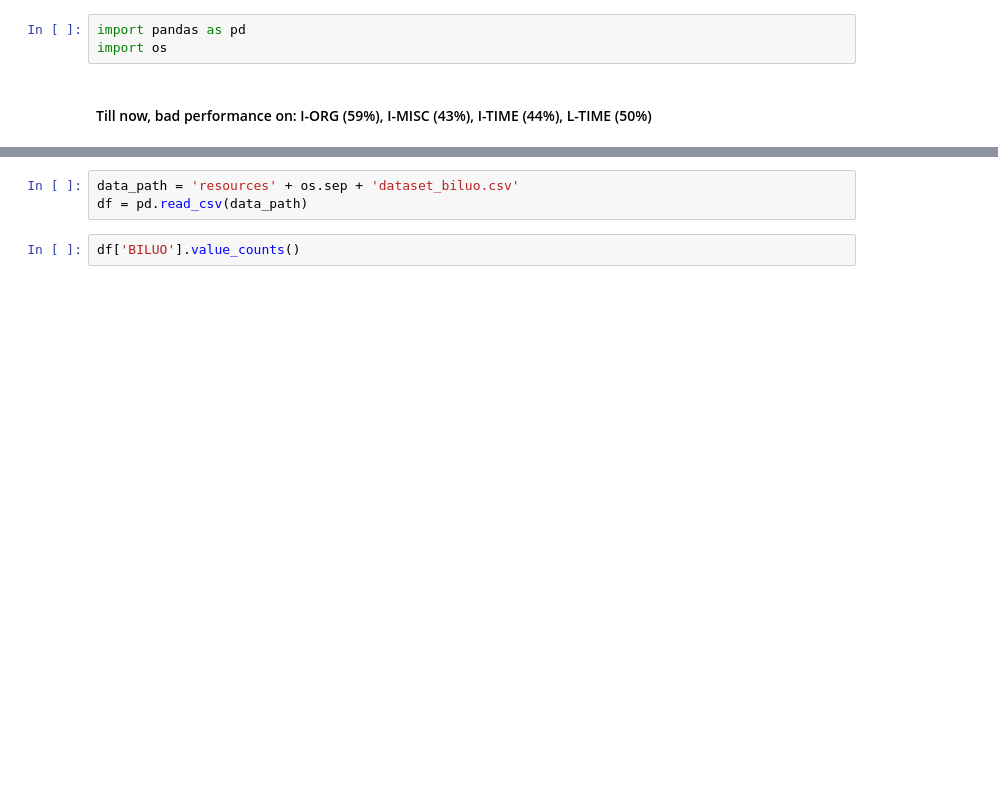
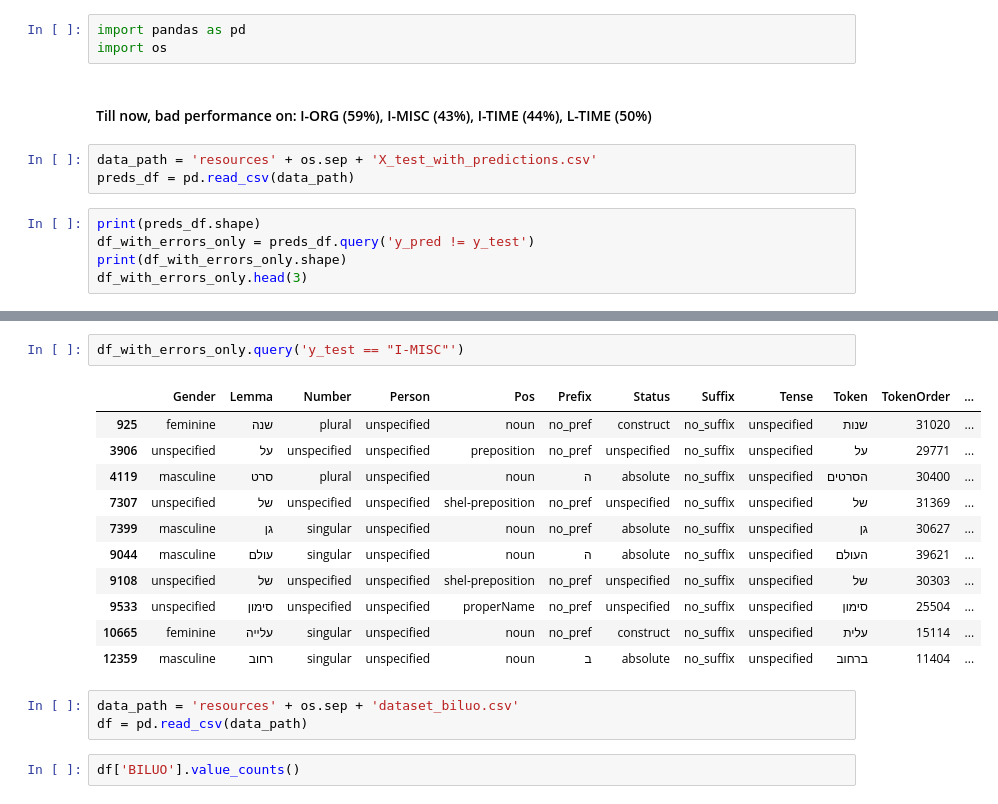
Before and after one commit to yonatanbitton/HebrewNER, a Jupyter notebook: ExploreDataset.ipynb, the cells around one changed output, grey strips where cells are left out. Cells and saved outputs as stored; diff of their text form; blank space fills up the shorter version.

Commit message:
added query example

```diff
--- a/ExploreDataset.ipynb
+++ b/ExploreDataset.ipynb
@@ -3,3 +3,11 @@ import pandas as pd
 import os
 # %% [markdown]
 #### Till now, bad performance on: I-ORG (59%), I-MISC (43%), I-TIME (44%), L-TIME (50%)
+# %%
+data_path = 'resources' + os.sep + 'X_test_with_predictions.csv'
+preds_df = pd.read_csv(data_path)
+# %%
+print(preds_df.shape)
+df_with_errors_only = preds_df.query('y_pred != y_test')
+print(df_with_errors_only.shape)
+df_with_errors_only.head(3)
@@ -6,3 +41,17 @@ import os
+# %%
+df_with_errors_only.query('y_test == "I-MISC"')
+# %% [output]
+|  | Gender | Lemma | Number | Person | Pos | Prefix | Status | Suffix | Tense | Token | TokenOrder | ... |
+| 925 | feminine | שנה | plural | unspecified | noun | no_pref | construct | no_suffix | unspecified | שנות | 31020 | ... |
+| 3906 | unspecified | על | unspecified | unspecified | preposition | no_pref | unspecified | no_suffix | unspecified | על | 29771 | ... |
+| 4119 | masculine | סרט | plural | unspecified | noun | ה | absolute | no_suffix | unspecified | הסרטים | 30400 | ... |
+| 7307 | unspecified | של | unspecified | unspecified | shel-preposition | no_pref | unspecified | no_suffix | unspecified | של | 31369 | ... |
+| 7399 | masculine | גן | singular | unspecified | noun | no_pref | absolute | no_suffix | unspecified | גן | 30627 | ... |
+| 9044 | masculine | עולם | singular | unspecified | noun | ה | absolute | no_suffix | unspecified | העולם | 39621 | ... |
+| 9108 | unspecified | של | unspecified | unspecified | shel-preposition | no_pref | unspecified | no_suffix | unspecified | של | 30303 | ... |
+| 9533 | unspecified | סימון | unspecified | unspecified | properName | no_pref | unspecified | no_suffix | unspecified | סימון | 25504 | ... |
+| 10665 | feminine | עלייה | singular | unspecified | noun | no_pref | construct | no_suffix | unspecified | עלית | 15114 | ... |
+| 12359 | masculine | רחוב | singular | unspecified | noun | ב | absolute | no_suffix | unspecified | ברחוב | 11404 | ... |
 # %%
 data_path = 'resources' + os.sep + 'dataset_biluo.csv'
 df = pd.read_csv(data_path)
```
Also changed, not shown: parts of 2 cells of this notebook, 3 other files.
